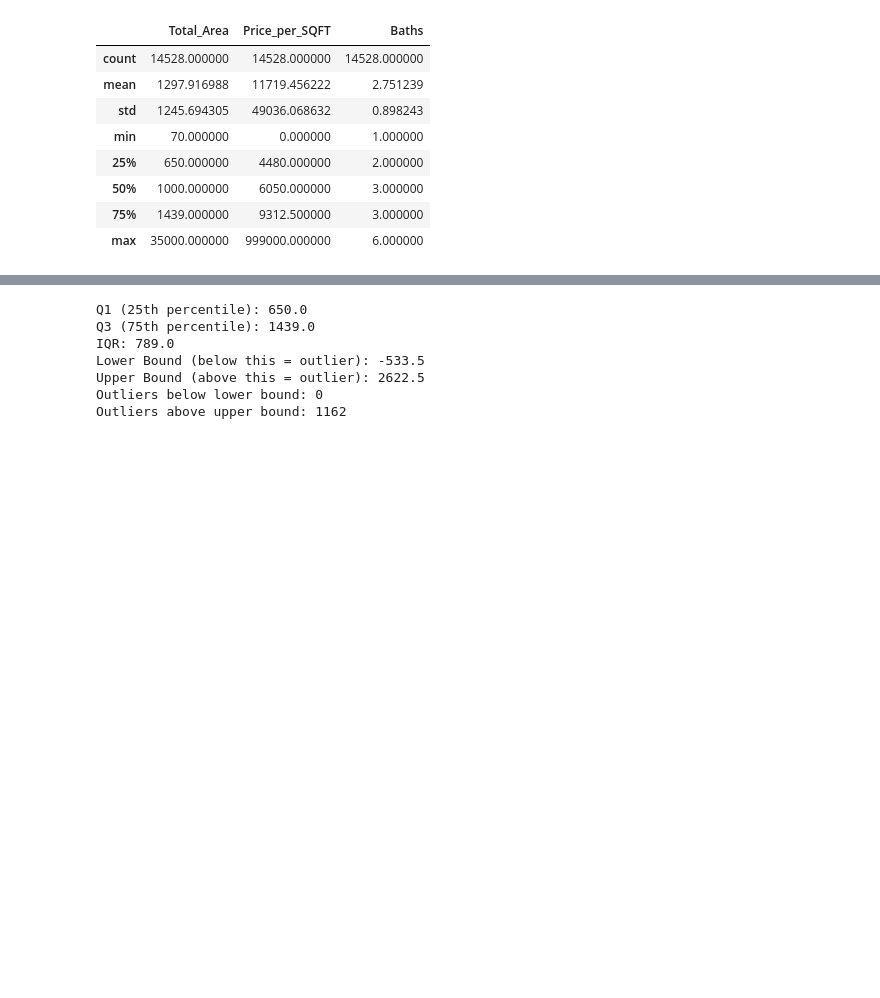
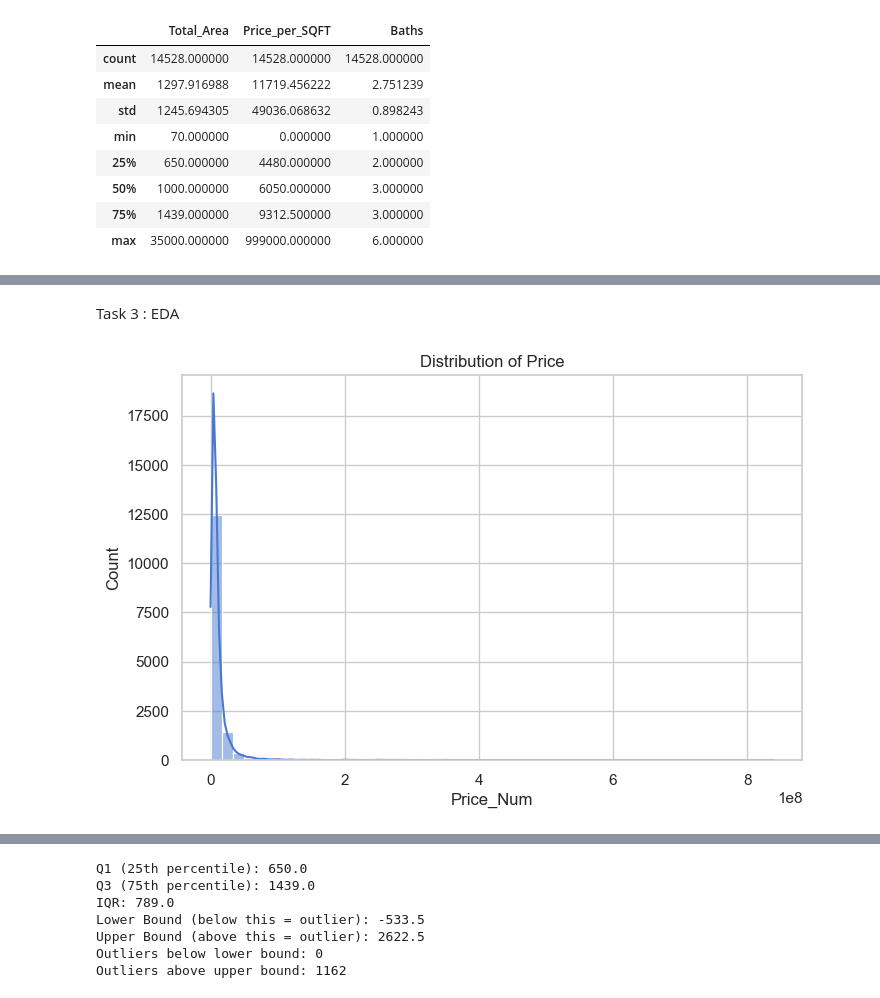
Before and after one commit to AabidMK/RealtyAI_Infosys_Internship_Aug2025, a Jupyter notebook: House Price prediction model.ipynb, the cells around one changed output, grey strips where cells are left out. Saved outputs shown, nothing was run; the diff lists cells and outputs as text; code cells hidden in the pictures; blank space fills up the shorter version.

```diff
--- a/House Price prediction model.ipynb
+++ b/House Price prediction model.ipynb
@@ -201,0 +251,2 @@ plt.show()
+# %% [markdown]
+Task 3 : EDA
@@ -201,0 +255,8 @@ plt.show()
+# %%
+# 1. Price Distribution
+plt.figure(figsize=(8,5))
+sns.histplot(df["Price_Num"].dropna(), bins=50, kde=True)
+plt.title("Distribution of Price")
+plt.show()
+# %% [output]
+[figure, added]
```
Also changed, not shown: parts of 47 cells of this notebook.
